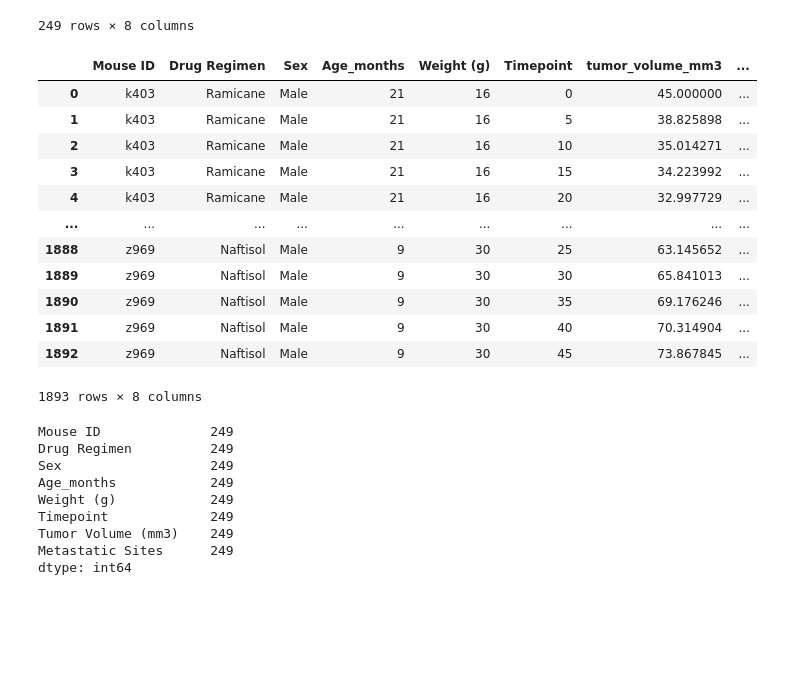
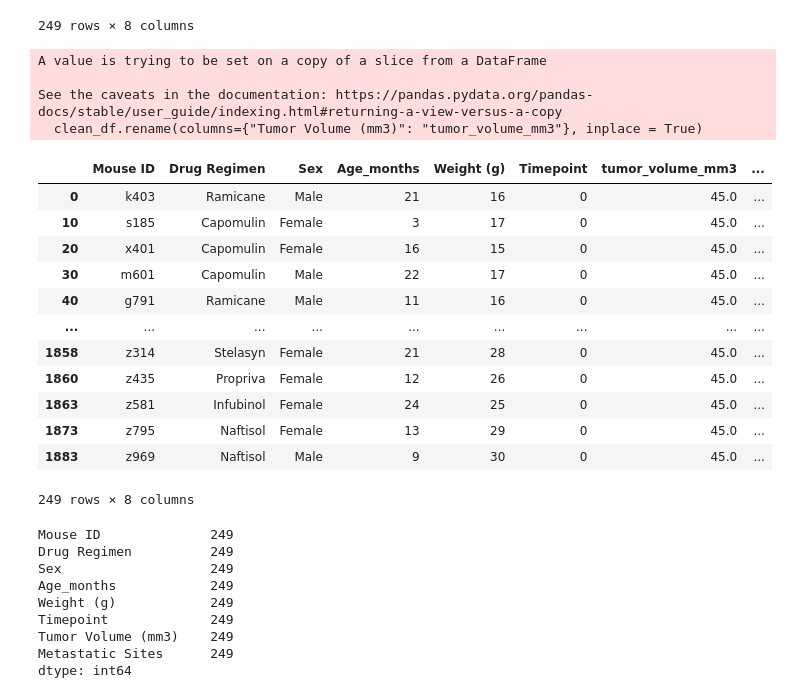
Before and after one commit to Master-Leo/Summary-Statistics-Challenge, a Jupyter notebook: pymaceuticals_starter.ipynb, the cells around one changed output. Drawn from its saved outputs; the diff is of its cells as text; code cells hidden in the pictures; blank space fills up the shorter version.

Commit message:
'fixed rename df'

```diff
--- a/pymaceuticals_starter.ipynb
+++ b/pymaceuticals_starter.ipynb
@@ -85,22 +85,26 @@ clean_df
 | 1883 | z969 | Naftisol | Male | 9 | 30 | 0 | 45.0 | ... |
 249 rows × 8 columns
 # %%
-data_combined.rename(columns={"Tumor Volume (mm3)": "tumor_volume_mm3"}, inplace = True)
-data_combined
+clean_df.rename(columns={"Tumor Volume (mm3)": "tumor_volume_mm3"})
+clean_df
 # %% [output]
+A value is trying to be set on a copy of a slice from a DataFrame
+
+See the caveats in the documentation: https://pandas.pydata.org/pandas-docs/stable/user_guide/indexing.html#returning-a-view-versus-a-copy
+  clean_df.rename(columns={"Tumor Volume (mm3)": "tumor_volume_mm3"}, inplace = True)
 |  | Mouse ID | Drug Regimen | Sex | Age_months | Weight (g) | Timepoint | tumor_volume_mm3 | ... |
-| 0 | k403 | Ramicane | Male | 21 | 16 | 0 | 45.000000 | ... |
-| 1 | k403 | Ramicane | Male | 21 | 16 | 5 | 38.825898 | ... |
-| 2 | k403 | Ramicane | Male | 21 | 16 | 10 | 35.014271 | ... |
-| 3 | k403 | Ramicane | Male | 21 | 16 | 15 | 34.223992 | ... |
-| 4 | k403 | Ramicane | Male | 21 | 16 | 20 | 32.997729 | ... |
+| 0 | k403 | Ramicane | Male | 21 | 16 | 0 | 45.0 | ... |
+| 10 | s185 | Capomulin | Female | 3 | 17 | 0 | 45.0 | ... |
+| 20 | x401 | Capomulin | Female | 16 | 15 | 0 | 45.0 | ... |
+| 30 | m601 | Capomulin | Male | 22 | 17 | 0 | 45.0 | ... |
+| 40 | g791 | Ramicane | Male | 11 | 16 | 0 | 45.0 | ... |
 | ... | ... | ... | ... | ... | ... | ... | ... | ... |
-| 1888 | z969 | Naftisol | Male | 9 | 30 | 25 | 63.145652 | ... |
-| 1889 | z969 | Naftisol | Male | 9 | 30 | 30 | 65.841013 | ... |
-| 1890 | z969 | Naftisol | Male | 9 | 30 | 35 | 69.176246 | ... |
-| 1891 | z969 | Naftisol | Male | 9 | 30 | 40 | 70.314904 | ... |
-| 1892 | z969 | Naftisol | Male | 9 | 30 | 45 | 73.867845 | ... |
+| 1858 | z314 | Stelasyn | Female | 21 | 28 | 0 | 45.0 | ... |
+| 1860 | z435 | Propriva | Female | 12 | 26 | 0 | 45.0 | ... |
+| 1863 | z581 | Infubinol | Female | 24 | 25 | 0 | 45.0 | ... |
+| 1873 | z795 | Naftisol | Female | 13 | 29 | 0 | 45.0 | ... |
+| 1883 | z969 | Naftisol | Male | 9 | 30 | 0 | 45.0 | ... |
-1893 rows × 8 columns
+249 rows × 8 columns
 # %%
 clean_df.count()
 # %% [output]
```
Also changed, not shown: parts of 3 cells of this notebook.
